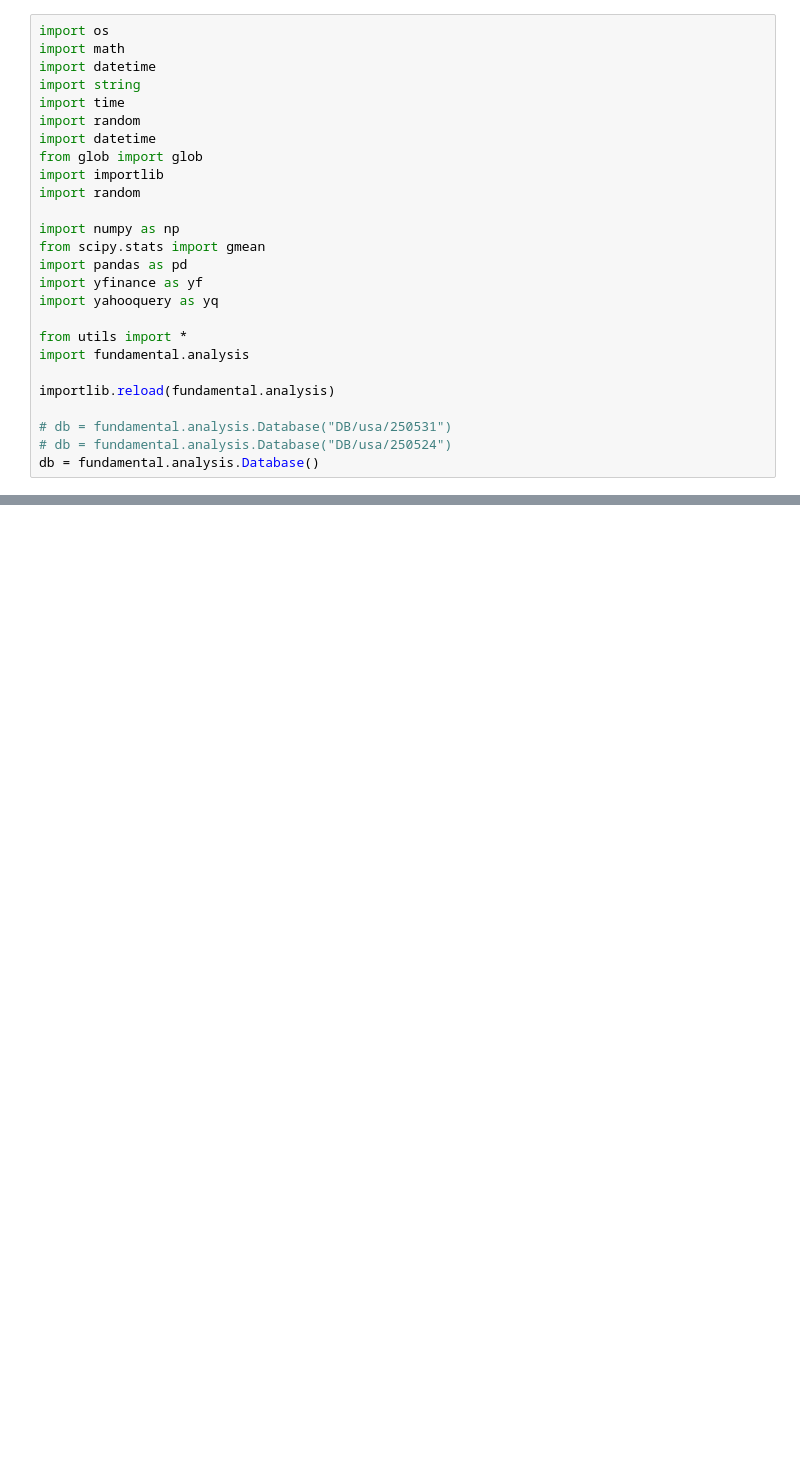
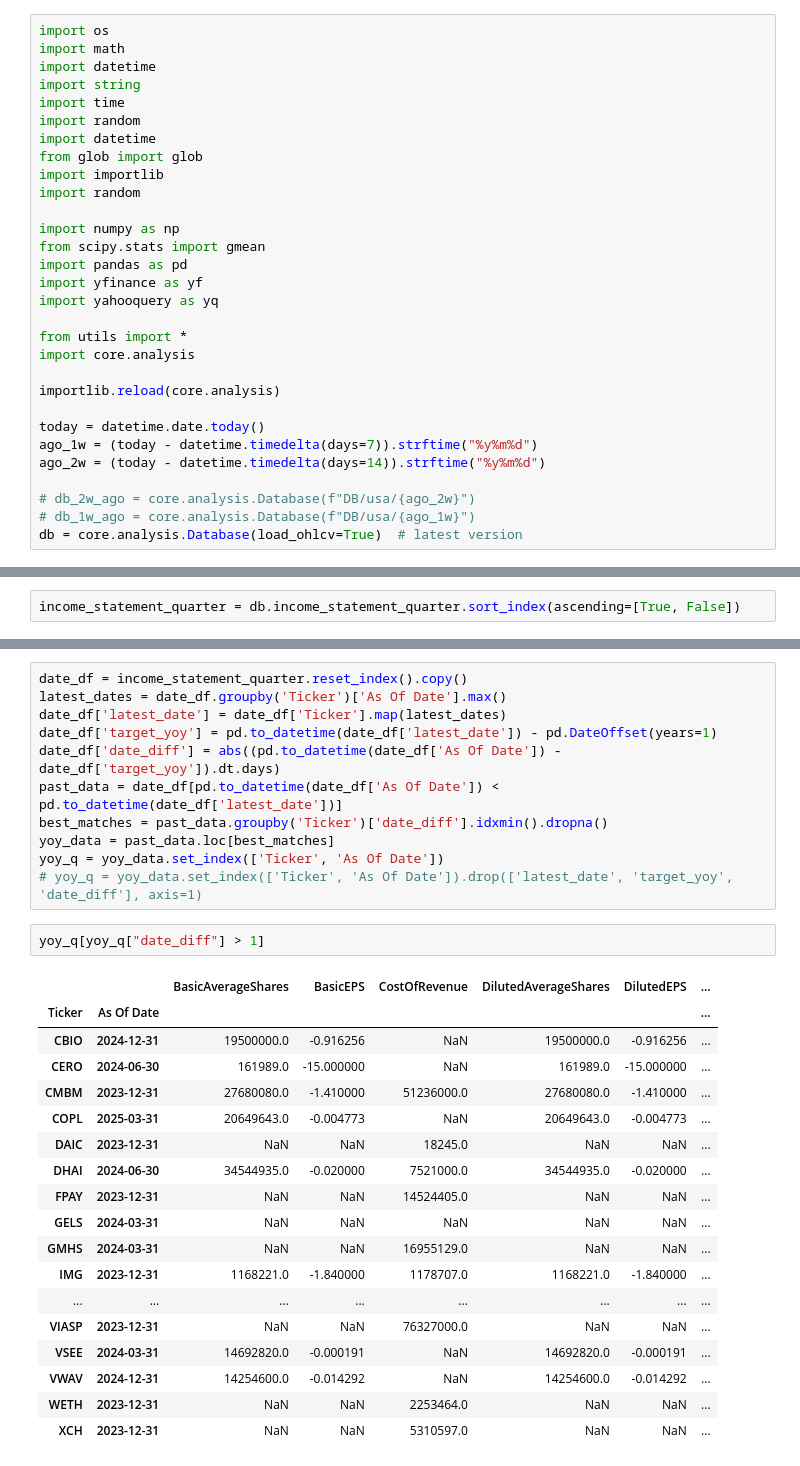
Before and after one commit to jyh2378/finance, a Jupyter notebook: analysis.ipynb, the cells around one changed output, grey strips where cells are left out. Drawn from its saved outputs; the diff is of its cells as text; blank space fills up the shorter version.

```diff
--- a/analysis.ipynb
+++ b/analysis.ipynb
@@ -17,11 +17,15 @@ import yfinance as yf
 import yahooquery as yq
 
 from utils import *
-import fundamental.analysis
+import core.analysis
 
-importlib.reload(fundamental.analysis)
+importlib.reload(core.analysis)
 
-# db = fundamental.analysis.Database("DB/usa/250531")
-# db = fundamental.analysis.Database("DB/usa/250524")
-db = fundamental.analysis.Database()
+today = datetime.date.today()
+ago_1w = (today - datetime.timedelta(days=7)).strftime("%y%m%d")
+ago_2w = (today - datetime.timedelta(days=14)).strftime("%y%m%d")
+
+# db_2w_ago = core.analysis.Database(f"DB/usa/{ago_2w}")
+# db_1w_ago = core.analysis.Database(f"DB/usa/{ago_1w}")
+db = core.analysis.Database(load_ohlcv=True)  # latest version
 # %% [output]
@@ -79,0 +33,2 @@ db.stocks_df.loc[["AACG"]]
+# %%
+income_statement_quarter = db.income_statement_quarter.sort_index(ascending=[True, False])
@@ -79,0 +71,32 @@ db.stocks_df.loc[["AACG"]]
+# %%
+date_df = income_statement_quarter.reset_index().copy()
+latest_dates = date_df.groupby('Ticker')['As Of Date'].max()
+date_df['latest_date'] = date_df['Ticker'].map(latest_dates)
+date_df['target_yoy'] = pd.to_datetime(date_df['latest_date']) - pd.DateOffset(years=1)
+date_df['date_diff'] = abs((pd.to_datetime(date_df['As Of Date']) - date_df['target_yoy']).dt.days)
+past_data = date_df[pd.to_datetime(date_df['As Of Date']) < pd.to_datetime(date_df['latest_date'])]
+best_matches = past_data.groupby('Ticker')['date_diff'].idxmin().dropna()
+yoy_data = past_data.loc[best_matches]
+yoy_q = yoy_data.set_index(['Ticker', 'As Of Date'])
+# yoy_q = yoy_data.set_index(['Ticker', 'As Of Date']).drop(['latest_date', 'target_yoy', 'date_diff'], axis=1)
+# %%
+yoy_q[yoy_q["date_diff"] > 1]
+# %% [output]
+|  |  | BasicAverageShares | BasicEPS | CostOfRevenue | DilutedAverageShares | DilutedEPS | ... |
+| Ticker | As Of Date |  |  |  |  |  | ... |
+| CBIO | 2024-12-31 | 19500000.0 | -0.916256 | NaN | 19500000.0 | -0.916256 | ... |
+| CERO | 2024-06-30 | 161989.0 | -15.000000 | NaN | 161989.0 | -15.000000 | ... |
+| CMBM | 2023-12-31 | 27680080.0 | -1.410000 | 51236000.0 | 27680080.0 | -1.410000 | ... |
+| COPL | 2025-03-31 | 20649643.0 | -0.004773 | NaN | 20649643.0 | -0.004773 | ... |
+| DAIC | 2023-12-31 | NaN | NaN | 18245.0 | NaN | NaN | ... |
+| DHAI | 2024-06-30 | 34544935.0 | -0.020000 | 7521000.0 | 34544935.0 | -0.020000 | ... |
+| FPAY | 2023-12-31 | NaN | NaN | 14524405.0 | NaN | NaN | ... |
+| GELS | 2024-03-31 | NaN | NaN | NaN | NaN | NaN | ... |
+| GMHS | 2024-03-31 | NaN | NaN | 16955129.0 | NaN | NaN | ... |
+| IMG | 2023-12-31 | 1168221.0 | -1.840000 | 1178707.0 | 1168221.0 | -1.840000 | ... |
+| ... | ... | ... | ... | ... | ... | ... | ... |
+| VIASP | 2023-12-31 | NaN | NaN | 76327000.0 | NaN | NaN | ... |
+| VSEE | 2024-03-31 | 14692820.0 | -0.000191 | NaN | 14692820.0 | -0.000191 | ... |
+| VWAV | 2024-12-31 | 14254600.0 | -0.014292 | NaN | 14254600.0 | -0.014292 | ... |
+| WETH | 2023-12-31 | NaN | NaN | 2253464.0 | NaN | NaN | ... |
+| XCH | 2023-12-31 | NaN | NaN | 5310597.0 | NaN | NaN | ... |
```
Also changed, not shown: parts of 11 cells of this notebook, 42 other files.
